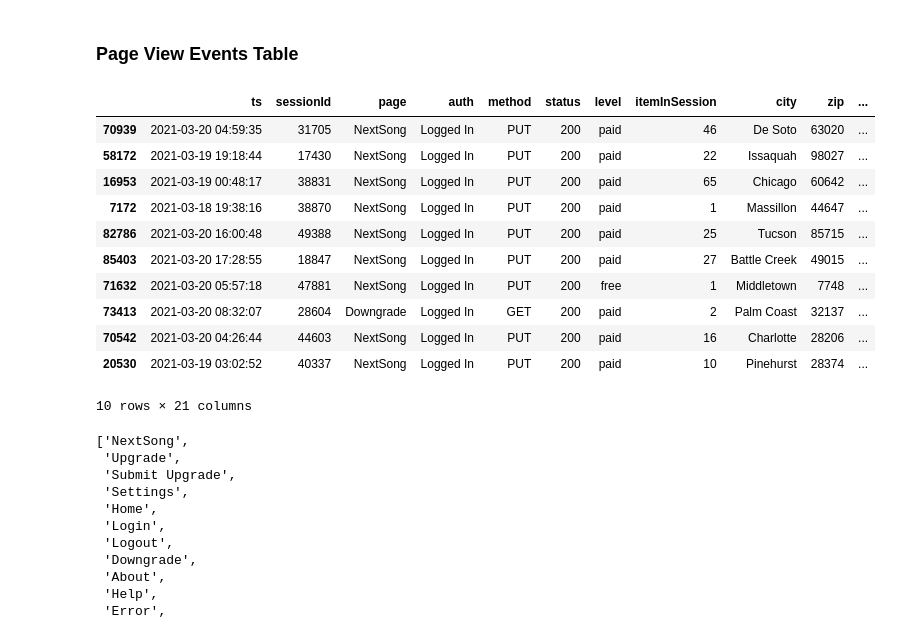
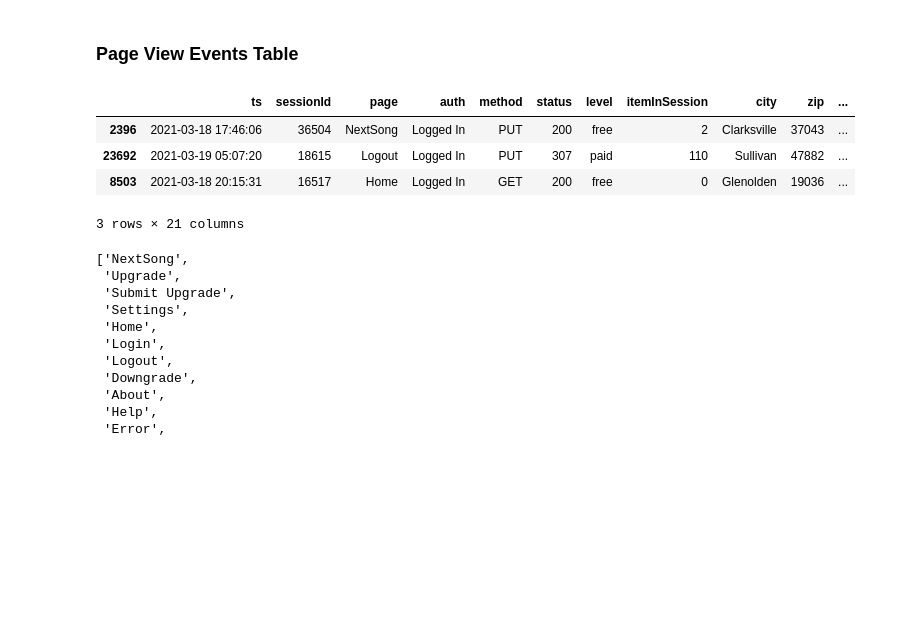
Before and after one commit to lupusruber/music_analytics, a Jupyter notebook: scripts/tests.ipynb, the cells around one changed output. Cells and saved outputs as stored; diff of their text form; code cells hidden in the pictures; blank space fills up the shorter version.

```diff
--- a/scripts/tests.ipynb
+++ b/scripts/tests.ipynb
@@ -167,21 +184,15 @@ auth_events.query("success != True").head(3)
 # %%
 page_view = pd.read_csv("/home/lupusruber/music_analytics/data/page_view_events.csv")
 page_view.drop(["Unnamed: 0", "userAgent"], inplace=True, axis=1)
 page_view["ts"] = pd.to_datetime(page_view["ts"], unit="ms")
-page_view.sample(10)
+page_view["registration"] = pd.to_datetime(page_view["registration"], unit="ms")
+page_view.sample(3)
 # %% [output]
 |  | ts | sessionId | page | auth | method | status | level | itemInSession | city | zip | ... |
-| 70939 | 2021-03-20 04:59:35 | 31705 | NextSong | Logged In | PUT | 200 | paid | 46 | De Soto | 63020 | ... |
-| 58172 | 2021-03-19 19:18:44 | 17430 | NextSong | Logged In | PUT | 200 | paid | 22 | Issaquah | 98027 | ... |
-| 16953 | 2021-03-19 00:48:17 | 38831 | NextSong | Logged In | PUT | 200 | paid | 65 | Chicago | 60642 | ... |
-| 7172 | 2021-03-18 19:38:16 | 38870 | NextSong | Logged In | PUT | 200 | paid | 1 | Massillon | 44647 | ... |
-| 82786 | 2021-03-20 16:00:48 | 49388 | NextSong | Logged In | PUT | 200 | paid | 25 | Tucson | 85715 | ... |
-| 85403 | 2021-03-20 17:28:55 | 18847 | NextSong | Logged In | PUT | 200 | paid | 27 | Battle Creek | 49015 | ... |
-| 71632 | 2021-03-20 05:57:18 | 47881 | NextSong | Logged In | PUT | 200 | free | 1 | Middletown | 7748 | ... |
-| 73413 | 2021-03-20 08:32:07 | 28604 | Downgrade | Logged In | GET | 200 | paid | 2 | Palm Coast | 32137 | ... |
-| 70542 | 2021-03-20 04:26:44 | 44603 | NextSong | Logged In | PUT | 200 | paid | 16 | Charlotte | 28206 | ... |
-| 20530 | 2021-03-19 03:02:52 | 40337 | NextSong | Logged In | PUT | 200 | paid | 10 | Pinehurst | 28374 | ... |
+| 2396 | 2021-03-18 17:46:06 | 36504 | NextSong | Logged In | PUT | 200 | free | 2 | Clarksville | 37043 | ... |
+| 23692 | 2021-03-19 05:07:20 | 18615 | Logout | Logged In | PUT | 307 | paid | 110 | Sullivan | 47882 | ... |
+| 8503 | 2021-03-18 20:15:31 | 16517 | Home | Logged In | GET | 200 | free | 0 | Glenolden | 19036 | ... |
-10 rows × 21 columns
+3 rows × 21 columns
 # %%
 page_view["page"].unique().tolist()
 # %% [output]
```
Also changed, not shown: parts of 15 cells of this notebook, 8 other files.
